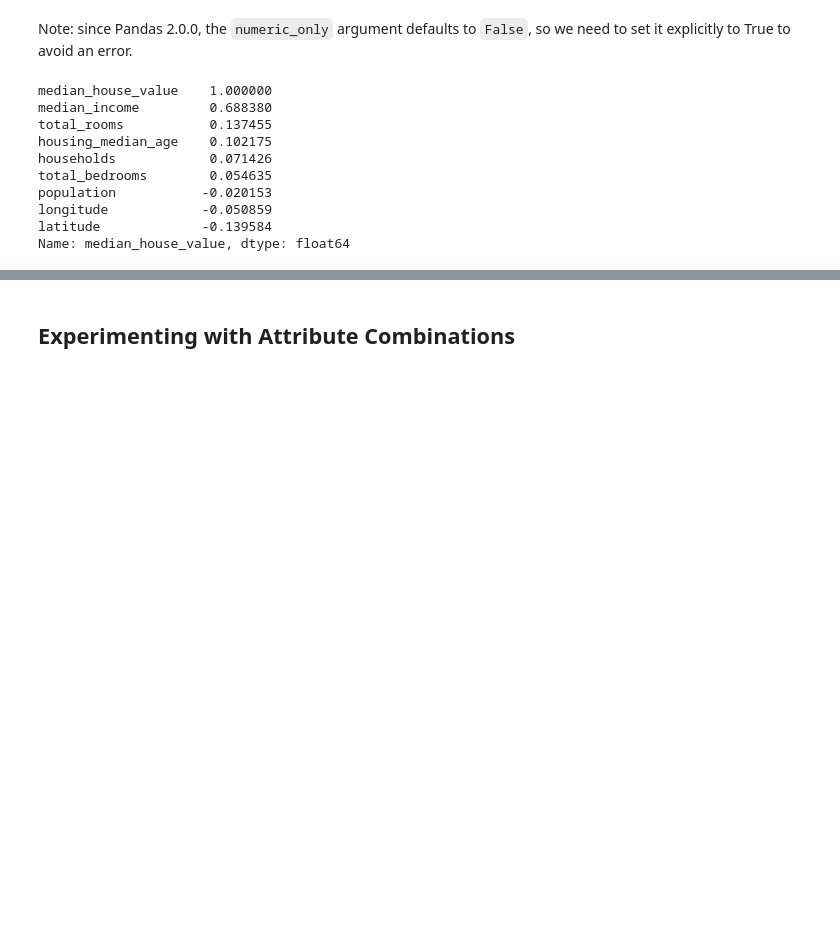
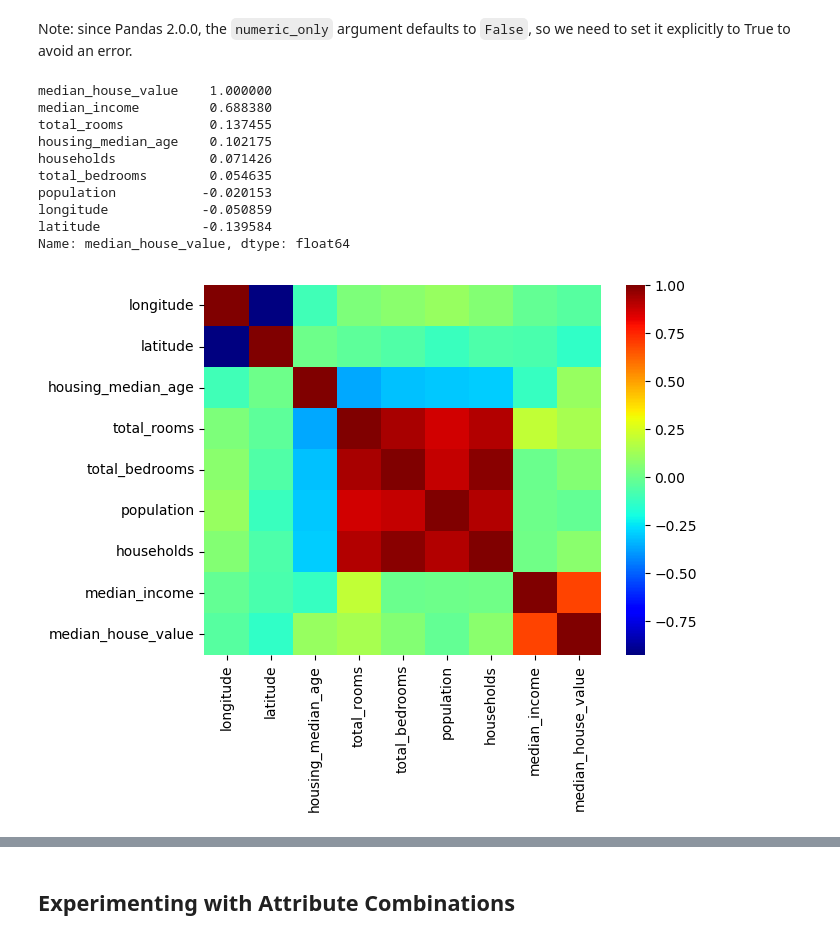
Before and after one commit to Menego23/handson-ml3, a Jupyter notebook: 02_end_to_end_machine_learning_project.ipynb, the cells around one changed output, grey strips where cells are left out. Cells and saved outputs as stored; diff of their text form; code cells hidden in the pictures; blank space fills up the shorter version.

```diff
--- a/02_end_to_end_machine_learning_project.ipynb
+++ b/02_end_to_end_machine_learning_project.ipynb
@@ -335,19 +290,23 @@ plt.show()
 Note: since Pandas 2.0.0, the `numeric_only` argument defaults to `False`, so we need to set it explicitly to True to avoid an error.
 # %%
 corr_matrix = housing.corr(numeric_only=True)
-# %%
-corr_matrix["median_house_value"].sort_values(ascending=False)
-# %% [output]
-median_house_value    1.000000
-median_income         0.688380
-total_rooms           0.137455
-housing_median_age    0.102175
-households            0.071426
-total_bedrooms        0.054635
-population           -0.020153
-longitude            -0.050859
-latitude             -0.139584
-Name: median_house_value, dtype: float64
+# %%
+import seaborn as sns
+print(corr_matrix["median_house_value"].sort_values(ascending=False))
+sns.heatmap(corr_matrix, annot= False, cmap="jet")
+plt.show()
+# %% [output]
+median_house_value    1.000000
+median_income         0.688380
+total_rooms           0.137455
+housing_median_age    0.102175
+households            0.071426
+total_bedrooms        0.054635
+population           -0.020153
+longitude            -0.050859
+latitude             -0.139584
+Name: median_house_value, dtype: float64
+[figure, added]
 # %%
 from pandas.plotting import scatter_matrix
 
```
Also changed, not shown: parts of 115 cells of this notebook.
